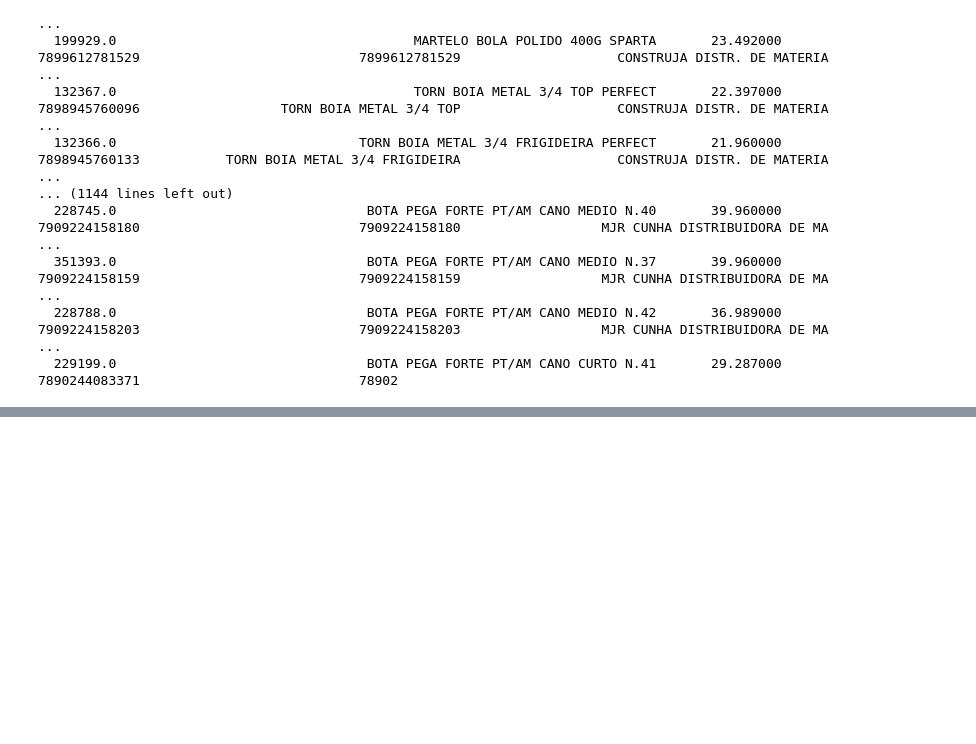
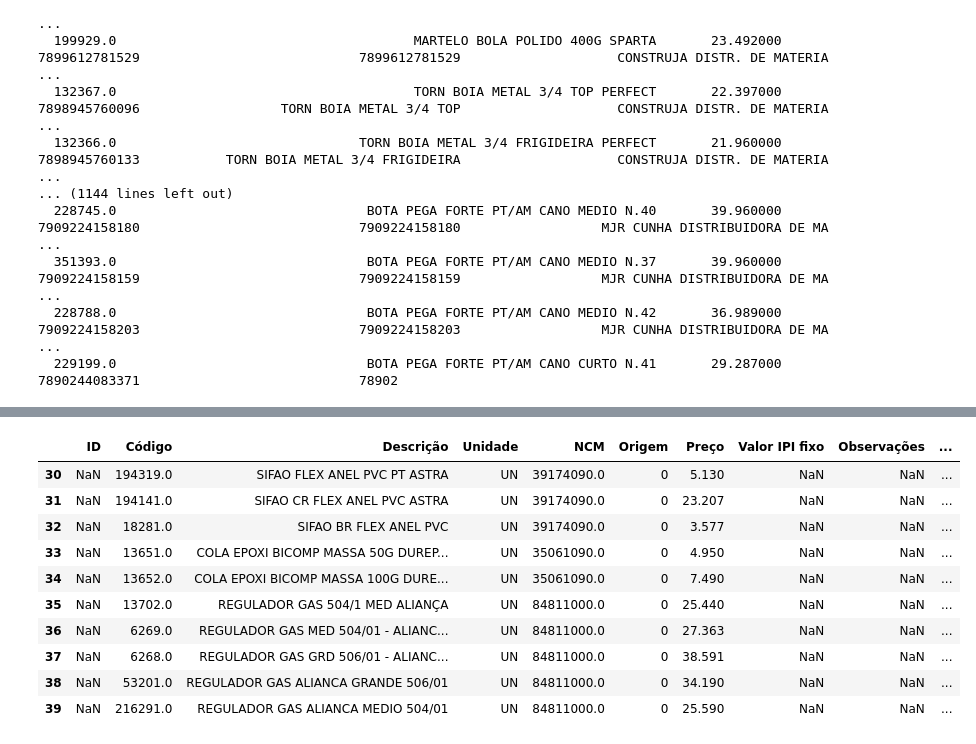
Before and after one commit to Lucas-Fernandes-Silva/auto_shopee, a Jupyter notebook: explorar.ipynb, the cells around one changed output, grey strips where cells are left out. Cells and saved outputs as stored; diff of their text form; code cells hidden in the pictures; blank space fills up the shorter version.

```diff
--- a/explorar.ipynb
+++ b/explorar.ipynb
@@ -547,0 +610,91 @@ False
+# %%
+
+
+import pandas as pd
+from rapidfuzz import fuzz, process
+
+# === 1. Ler o arquivo Excel ===
+df = pd.read_excel("todos_produtos.xlsx")
+
+
+# # Verifica se a coluna existe
+# if "Descrição" not in df.columns:
+#     raise ValueError("A planilha deve conter uma coluna chamada 'Descrição'")
+
+# # === 2. Preparar os dados ===
+# df['Descrição'] = df['Descrição'].astype(str).str.strip()
+# produtos = df['Descrição'].tolist()
+
+# # === 3. Agrupar produtos semelhantes (usando similaridade fuzzy) ===
+# grupos = []
+# visitados = set()
+# grupo_id = 0
+# similaridade_minima = 85  # ajuste se quiser mais ou menos rigoroso
+
+# for i, prod in enumerate(produtos):
+#     if i in visitados:
+#         continue
+
+#     grupo_id += 1
+#     grupo = [prod]
+#     visitados.add(i)
+
+#     for j, outro in enumerate(produtos):
+#         if j in visitados:
+#             continue
+#         if fuzz.token_sort_ratio(prod, outro) >= similaridade_minima:
+#             grupo.append(outro)
+#             visitados.add(j)
+
+#     grupos.append((grupo_id, grupo))
+
+# # === 4. Extrair base e variação de cada grupo ===
+# linhas = []
+
+# for gid, grupo in grupos:
+#     if len(grupo) == 1:
+#         linhas.append({
+#             "Descrição": grupo[0],
+#             "Base": grupo[0],
+#             "Variação": "",
+#             "Grupo": gid
+#         })
+#         continue
+
+#     # Pega o primeiro como referência
+#     ref = grupo[0].split()
+
+#     # Palavras comuns entre todos os produtos do grupo
+#     comuns = set(ref)
+#     for g in grupo[1:]:
+#         comuns &= set(g.split())
+
+#     # Cria as linhas
+#     for g in grupo:
+#         palavras = g.split()
+#         base = " ".join([p for p in palavras if p in comuns])
+#         variacao = " ".join([p for p in palavras if p not in comuns])
+#         linhas.append({
+#             "Descrição": g,
+#             "Base": base.strip(),
+#             "Variação": variacao.strip(),
+#             "Grupo": gid
+#         })
+
+# # === 5. Salvar resultado ===
+# resultado = pd.DataFrame(linhas)
+# resultado.to_excel("produtos_agrupados.xlsx", index=False)
+
+# print("✅ Arquivo salvo como 'produtos_agrupados.xlsx'")
+# %% [output]
+|  | ID | Código | Descrição | Unidade | NCM | Origem | Preço | Valor IPI fixo | Observações | ... |
+| 30 | NaN | 194319.0 | SIFAO FLEX ANEL PVC PT ASTRA | UN | 39174090.0 | 0 | 5.130 | NaN | NaN | ... |
+| 31 | NaN | 194141.0 | SIFAO CR FLEX ANEL PVC ASTRA | UN | 39174090.0 | 0 | 23.207 | NaN | NaN | ... |
+| 32 | NaN | 18281.0 | SIFAO BR FLEX ANEL PVC | UN | 39174090.0 | 0 | 3.577 | NaN | NaN | ... |
+| 33 | NaN | 13651.0 | COLA EPOXI BICOMP MASSA 50G DUREP... | UN | 35061090.0 | 0 | 4.950 | NaN | NaN | ... |
+| 34 | NaN | 13652.0 | COLA EPOXI BICOMP MASSA 100G DURE... | UN | 35061090.0 | 0 | 7.490 | NaN | NaN | ... |
+| 35 | NaN | 13702.0 | REGULADOR GAS 504/1 MED ALIANÇA | UN | 84811000.0 | 0 | 25.440 | NaN | NaN | ... |
+| 36 | NaN | 6269.0 | REGULADOR GAS MED 504/01 - ALIANC... | UN | 84811000.0 | 0 | 27.363 | NaN | NaN | ... |
+| 37 | NaN | 6268.0 | REGULADOR GAS GRD 506/01 - ALIANC... | UN | 84811000.0 | 0 | 38.591 | NaN | NaN | ... |
+| 38 | NaN | 53201.0 | REGULADOR GAS ALIANCA GRANDE 506/01 | UN | 84811000.0 | 0 | 34.190 | NaN | NaN | ... |
+| 39 | NaN | 216291.0 | REGULADOR GAS ALIANCA MEDIO 504/01 | UN | 84811000.0 | 0 | 25.590 | NaN | NaN | ... |
```
Also changed, not shown: parts of 6 cells of this notebook, 10 other files.
